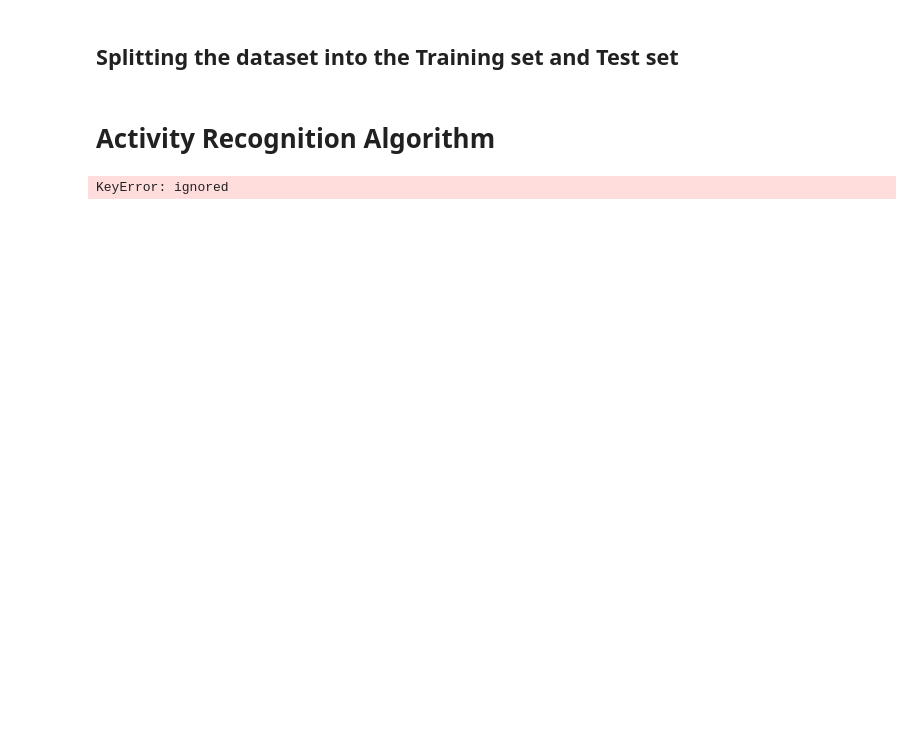
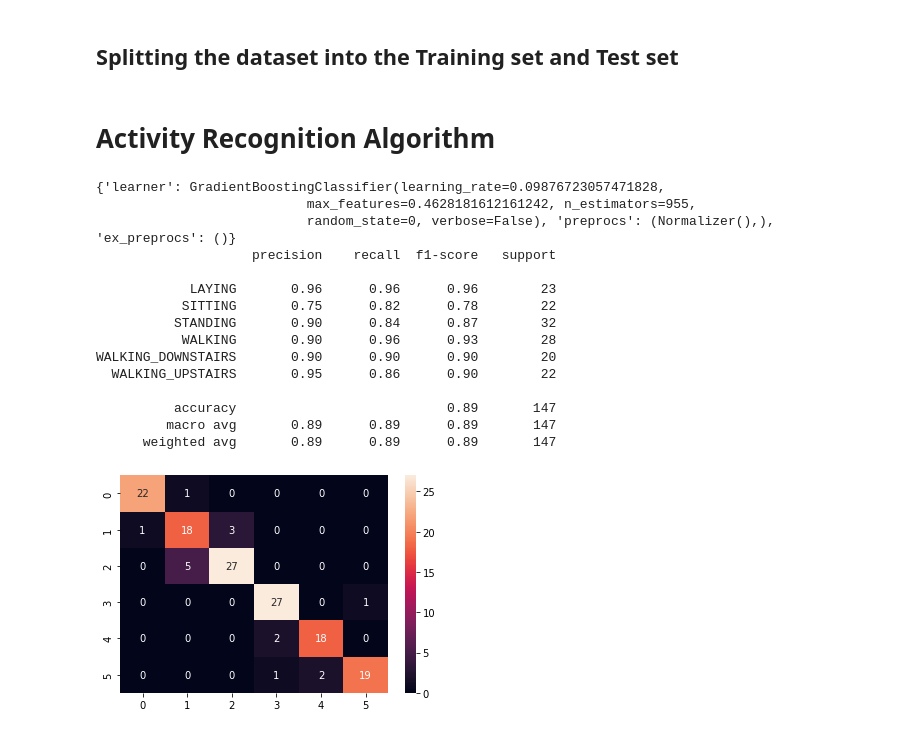
Before and after one commit to humindz/MachineLearningMiniProjects, a Jupyter notebook: 03HumanActivityRecognition/03HumanActivityRecognition_with_Hyperopt_sklearn.ipynb, the cells around one changed output. Saved outputs shown, nothing was run; the diff lists cells and outputs as text; code cells hidden in the pictures; blank space fills up the shorter version.

Commit message:
Hyperopt is working

```diff
--- a/03HumanActivityRecognition/03HumanActivityRecognition_with_Hyperopt_sklearn.ipynb
+++ b/03HumanActivityRecognition/03HumanActivityRecognition_with_Hyperopt_sklearn.ipynb
@@ -49,7 +40,7 @@ warnings.filterwarnings("ignore")
 # %% [markdown]
 ## Importing the dataset
 # %%
-train = pd.read_csv("train-1.csv")
+train = pd.read_csv("dataset/train-1.csv")
 # test = pd.read_csv("test.csv")
 train['Data'] = 'Train'
 # test['Data'] = 'Test'
@@ -154,8 +136,7 @@ len(pc[2])
 ## Splitting the dataset into the Training set and Test set
 # %%
 from sklearn.model_selection import train_test_split
-# X_train, X_test, y_train, y_test = train_test_split(train, activity, test_size = 0.2, random_state = 0)
-X_train, X_test, y_train, y_test = train_test_split(pc, activity, test_size = 0.2, random_state = 0)
+X_train, X_test, y_train, y_test = train_test_split(train, activity, test_size = 0.2, random_state = 0)
 # %% [markdown]
 # Activity Recognition Algorithm
 # %%
@@ -168,48 +149,58 @@ results = {}
 accuracy = {}
 
 # Finalizing the model and comparing the test, predict results
-from sklearn.metrics import confusion_matrix, accuracy_score, classification_report
-from sklearn.model_selection import KFold, cross_val_score
-
-from hpsklearn import HyperoptEstimator
-from hyperopt import tpe
 
 tic = time.perf_counter()
 estim = HyperoptEstimator(algo=tpe.suggest,
-                            max_evals=50,
-                            trial_timeout=10)
+                            max_evals=150,
+                            trial_timeout=60)
 
 estim.fit( X_train, y_train )
 
 # Make a prediction using the optimized model
 y_predict = estim.predict( X_test )
 
 # Report the accuracy of the classifier on a given set of data
 score = estim.score( X_test, y_test )
 
 # Return instances of the classifier and preprocessing steps
 model = estim.best_model()
 
 # model = TPOTClassifier(generations=5, population_size=50, cv=5, scoring='accuracy', verbosity=2, random_state=1, n_jobs=-1)
 
 # _ = cross_val_score(model, X_train, y_train, cv=10, scoring=scoring)
 # results["GScv"] = (_.mean(), _.std())
 
 # model.fit(X_train, y_train)
 # y_predict = model.predict(X_test)
 
 accuracy["GScv"] = accuracy_score(y_test, y_predict)
 
 print(model)
 print(classification_report(y_test, y_predict))
 
 cm= confusion_matrix(y_test, y_predict)
 sns.heatmap(cm, annot=True)
 
 toc = time.perf_counter()
 tictoc = toc - tic
 # %% [output]
-KeyError: ignored
+{'learner': GradientBoostingClassifier(learning_rate=0.09876723057471828,
+                           max_features=0.4628181612161242, n_estimators=955,
+                           random_state=0, verbose=False), 'preprocs': (Normalizer(),), 'ex_preprocs': ()}
+                    precision    recall  f1-score   support
+
+            LAYING       0.96      0.96      0.96        23
+           SITTING       0.75      0.82      0.78        22
+          STANDING       0.90      0.84      0.87        32
+           WALKING       0.90      0.96      0.93        28
+WALKING_DOWNSTAIRS       0.90      0.90      0.90        20
+  WALKING_UPSTAIRS       0.95      0.86      0.90        22
+
+          accuracy                           0.89       147
+         macro avg       0.89      0.89      0.89       147
+      weighted avg       0.89      0.89      0.89       147
+[figure, added]
 # %%
 print(f"Trained in {toc - tic:0.4f} seconds")
 # %% [output]
```
Also changed, not shown: parts of 9 cells of this notebook.
